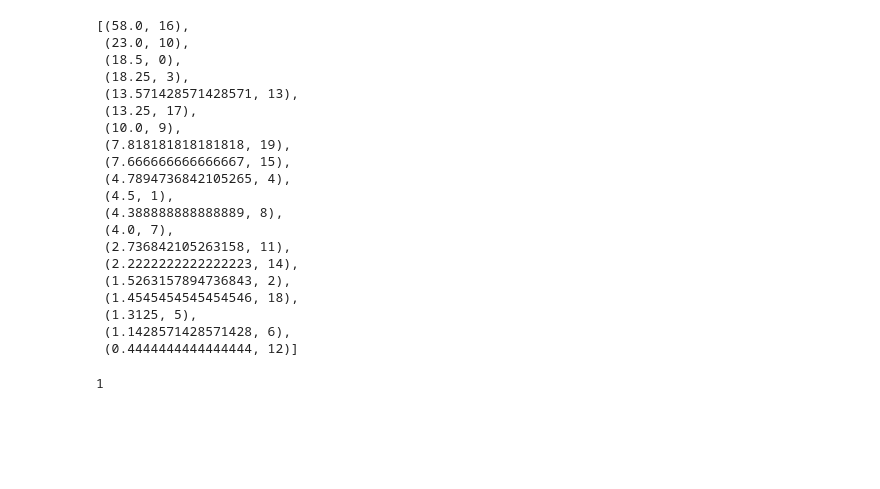
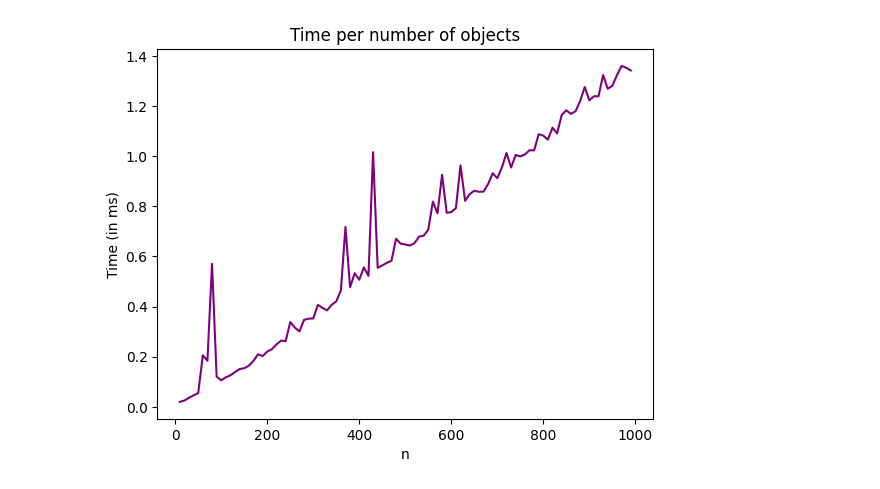
Before and after one commit to xxBWxx/complex, a Jupyter notebook: complex.ipynb, the cells around one changed output. Drawn from its saved outputs; the diff is of its cells as text; code cells hidden in the pictures; blank space fills up the shorter version.

```diff
--- a/complex.ipynb
+++ b/complex.ipynb
@@ -36,39 +51,50 @@ class Bag:
 # %%
-def rank_objects(obj_list: list[Object]):
+def rank_objects(obj_list: list[Object]) -> list[Object]:
     res = []
     for i in range(len(obj_list)):
-        res.append((obj_list[i].val / obj_list[i].weight, i))
+        res.append((obj_list[i].value / obj_list[i].weight, i, obj_list[i]))
 
     return sorted(res, reverse=True)
-# %%
-bag = Bag(100)
-obj_list = [
-    Object(np.random.randint(1, 20), np.random.randint(1, 100)) for _ in range(20)
-]
-# %%
-rank_objects(obj_list)
-# %% [output]
-[(58.0, 16),
- (23.0, 10),
- (18.5, 0),
- (18.25, 3),
- (13.571428571428571, 13),
- (13.25, 17),
- (10.0, 9),
- (7.818181818181818, 19),
- (7.666666666666667, 15),
- (4.7894736842105265, 4),
- (4.5, 1),
- (4.388888888888889, 8),
- (4.0, 7),
- (2.736842105263158, 11),
- (2.2222222222222223, 14),
- (1.5263157894736843, 2),
- (1.4545454545454546, 18),
- (1.3125, 5),
- (1.1428571428571428, 6),
- (0.4444444444444444, 12)]
-# %%
-obj_list[16].weight
-# %% [output]
-1
+# %%
+def glouton(bag: Bag, obj_list: list[Object]) -> None:
+    ranked_obj = rank_objects(obj_list)
+    for _, _, obj in ranked_obj:
+        bag.add_object(obj)
+
+        if bag.total_weight >= bag.max_weight:
+            return
+# %%
+max_object_weight = 10
+
+times = []
+ns = list(range(10, 1000, 10))
+
+for n in ns:
+    bag = Bag(max_object_weight * n)
+    obj_list = [
+        Object(
+            weight=np.random.randint(1, max_object_weight),
+            value=np.random.randint(1, 100),
+        )
+        for _ in range(n)
+    ]
+
+    start = time.time()
+
+    for _ in range(5):
+        glouton(bag, obj_list)
+
+    times.append((time.time() - start) * 1000)
+
+
+plt.plot(
+    ns,
+    times,
+    color="purple",
+)
+plt.xlabel("n")
+plt.ylabel("Time (in ms)")
+plt.title("Time per number of objects")
+plt.show()
+# %% [output]
+[figure, added]
```
Also changed, not shown: parts of 4 cells of this notebook, 3 other files.
